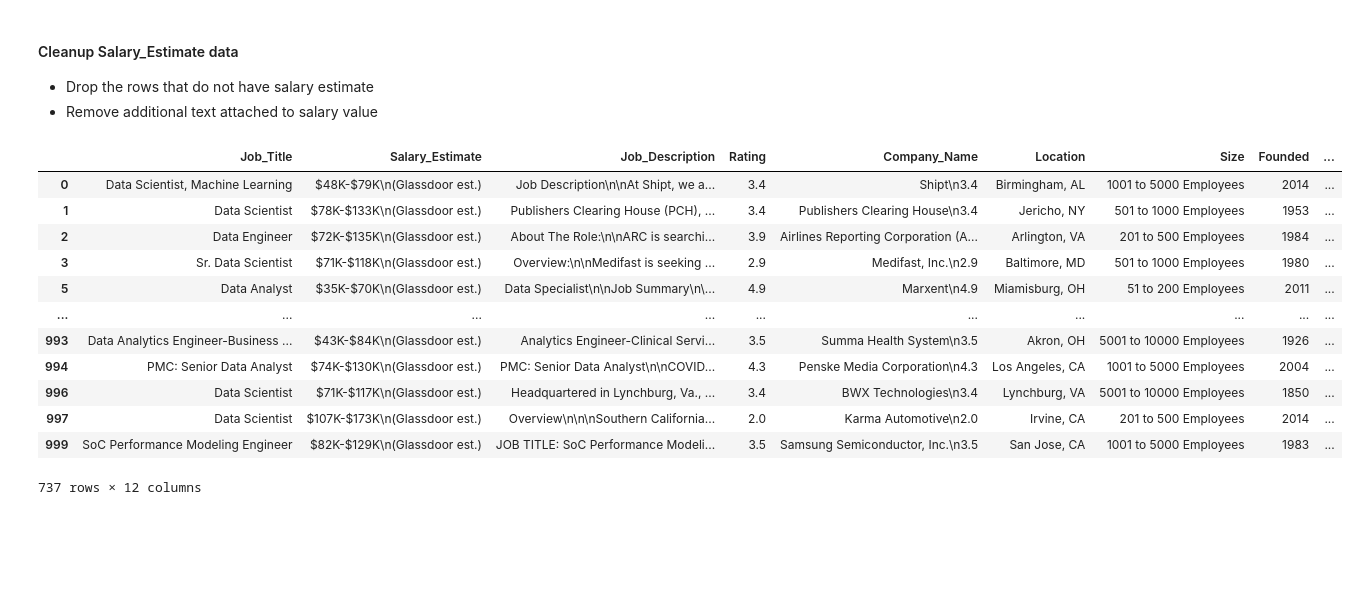
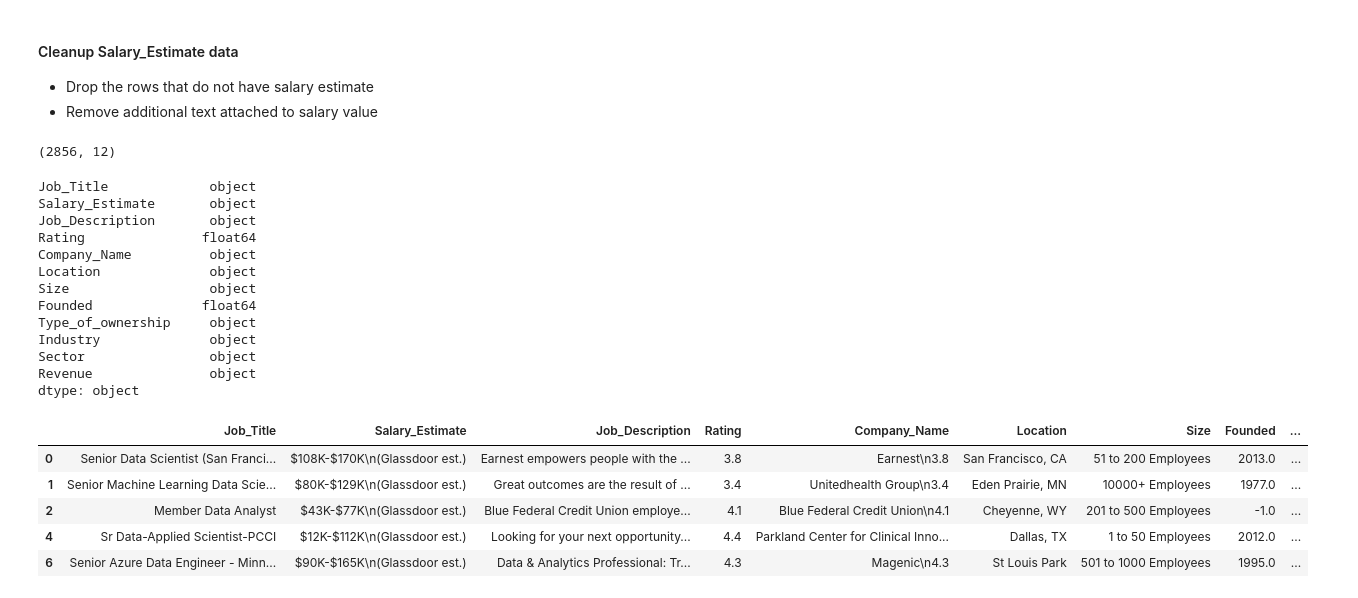
Before and after one commit to Al-Faust/Data_Career_Mapping, a Jupyter notebook: data_cleaning.ipynb, the cells around one changed output. Drawn from its saved outputs; the diff is of its cells as text; code cells hidden in the pictures; blank space fills up the shorter version.

Commit message:
adding data cleaning, eda, and output files

```diff
--- a/data_cleaning.ipynb
+++ b/data_cleaning.ipynb
@@ -9,0 +13,16 @@ ds_df = pd.read_csv('ds.csv')
+# %%
+#ds_df = pd.read_csv('ds3k.csv')
+path='./jobs_data'
+files = [file for file in os.listdir(path) if not file.startswith('.')] # Ignore hidden files
+
+ds_df = pd.DataFrame()
+
+for file in files:
+    da_data = pd.read_csv(path+"/"+file)
+    ds_df = pd.concat([da_data, ds_df])
+
+print(ds_df.shape)
+print(ds_df.columns)
+
+# export to csv
+#ds_df.to_csv("da_ds.csv", index=False)
@@ -10,3 +35,4 @@ ds_df = pd.read_csv('ds.csv')
 # %%
+ds_df = ds_df.reset_index()
 ds_df.head()
 # %% [output]
@@ -18,0 +45,4 @@ ds_df.head()
+# %%
+#drop the index column
+ds_df.drop(['index'],axis='columns', inplace=True)
+ds_df.head()
@@ -18,0 +56,6 @@ ds_df.head()
+# %%
+# Find NAN
+nan_df = ds_df[ds_df.isna().any(axis=1)]
+display(nan_df)
+ds_df = ds_df.dropna(how='all')
+ds_df.head()
@@ -33,22 +91,35 @@ Index(['Job_Title', 'Salary_Estimate', 'Job_Description', 'Rating',
 # %%
 # Drop the rows that do not have salary estimate
 ds_df = ds_df[ds_df['Salary_Estimate'] != '-1']
+print(ds_df.shape)
+# %% [output]
+(2856, 12)
+# %%
+print(ds_df.dtypes)
+# %% [output]
+Job_Title             object
+Salary_Estimate       object
+Job_Description       object
+Rating               float64
+Company_Name          object
+Location              object
+Size                  object
+Founded              float64
+Type_of_ownership     object
+Industry              object
+Sector                object
+Revenue               object
+dtype: object
 # %%
-ds_df['Salary_Estimate'] = ds_df['Salary_Estimate'].str.replace('Employer Provided Salary:\n', '')
-ds_df
+ds_df['Salary_Estimate'] = ds_df['Salary_Estimate'].replace('Employer Provided Salary:\n', '', regex=True)
+#ds_df['Salary_Estimate'] = ds_df['Salary_Estimate'].str.replace('Employer Provided Salary:\n', '')
+ds_df.head()
 # %% [output]
 |  | Job_Title | Salary_Estimate | Job_Description | Rating | Company_Name | Location | Size | Founded | ... |
-| 0 | Data Scientist, Machine Learning | $48K-$79K\n(Glassdoor est.) | Job Description\n\nAt Shipt, we a... | 3.4 | Shipt\n3.4 | Birmingham, AL | 1001 to 5000 Employees | 2014 | ... |
-| 1 | Data Scientist | $78K-$133K\n(Glassdoor est.) | Publishers Clearing House (PCH), ... | 3.4 | Publishers Clearing House\n3.4 | Jericho, NY | 501 to 1000 Employees | 1953 | ... |
-| 2 | Data Engineer | $72K-$135K\n(Glassdoor est.) | About The Role:\n\nARC is searchi... | 3.9 | Airlines Reporting Corporation (A... | Arlington, VA | 201 to 500 Employees | 1984 | ... |
-| 3 | Sr. Data Scientist | $71K-$118K\n(Glassdoor est.) | Overview:\n\nMedifast is seeking ... | 2.9 | Medifast, Inc.\n2.9 | Baltimore, MD | 501 to 1000 Employees | 1980 | ... |
-| 5 | Data Analyst | $35K-$70K\n(Glassdoor est.) | Data Specialist\n\nJob Summary\n\... | 4.9 | Marxent\n4.9 | Miamisburg, OH | 51 to 200 Employees | 2011 | ... |
-| ... | ... | ... | ... | ... | ... | ... | ... | ... | ... |
-| 993 | Data Analytics Engineer-Business ... | $43K-$84K\n(Glassdoor est.) | Analytics Engineer-Clinical Servi... | 3.5 | Summa Health System\n3.5 | Akron, OH | 5001 to 10000 Employees | 1926 | ... |
-| 994 | PMC: Senior Data Analyst | $74K-$130K\n(Glassdoor est.) | PMC: Senior Data Analyst\n\nCOVID... | 4.3 | Penske Media Corporation\n4.3 | Los Angeles, CA | 1001 to 5000 Employees | 2004 | ... |
-| 996 | Data Scientist | $71K-$117K\n(Glassdoor est.) | Headquartered in Lynchburg, Va., ... | 3.4 | BWX Technologies\n3.4 | Lynchburg, VA | 5001 to 10000 Employees | 1850 | ... |
-| 997 | Data Scientist | $107K-$173K\n(Glassdoor est.) | Overview\n\n\nSouthern California... | 2.0 | Karma Automotive\n2.0 | Irvine, CA | 201 to 500 Employees | 2014 | ... |
-| 999 | SoC Performance Modeling Engineer | $82K-$129K\n(Glassdoor est.) | JOB TITLE: SoC Performance Modeli... | 3.5 | Samsung Semiconductor, Inc.\n3.5 | San Jose, CA | 1001 to 5000 Employees | 1983 | ... |
+| 0 | Senior Data Scientist (San Franci... | $108K-$170K\n(Glassdoor est.) | Earnest empowers people with the ... | 3.8 | Earnest\n3.8 | San Francisco, CA | 51 to 200 Employees | 2013.0 | ... |
+| 1 | Senior Machine Learning Data Scie... | $80K-$129K\n(Glassdoor est.) | Great outcomes are the result of ... | 3.4 | Unitedhealth Group\n3.4 | Eden Prairie, MN | 10000+ Employees | 1977.0 | ... |
+| 2 | Member Data Analyst | $43K-$77K\n(Glassdoor est.) | Blue Federal Credit Union employe... | 4.1 | Blue Federal Credit Union\n4.1 | Cheyenne, WY | 201 to 500 Employees | -1.0 | ... |
+| 4 | Sr Data-Applied Scientist-PCCI | $12K-$112K\n(Glassdoor est.) | Looking for your next opportunity... | 4.4 | Parkland Center for Clinical Inno... | Dallas, TX | 1 to 50 Employees | 2012.0 | ... |
+| 6 | Senior Azure Data Engineer - Minn... | $90K-$165K\n(Glassdoor est.) | Data & Analytics Professional: Tr... | 4.3 | Magenic\n4.3 | St Louis Park | 501 to 1000 Employees | 1995.0 | ... |
-737 rows × 12 columns
 # %%
 # remove additional text
```
Also changed, not shown: parts of 78 cells of this notebook, 14 other files.
